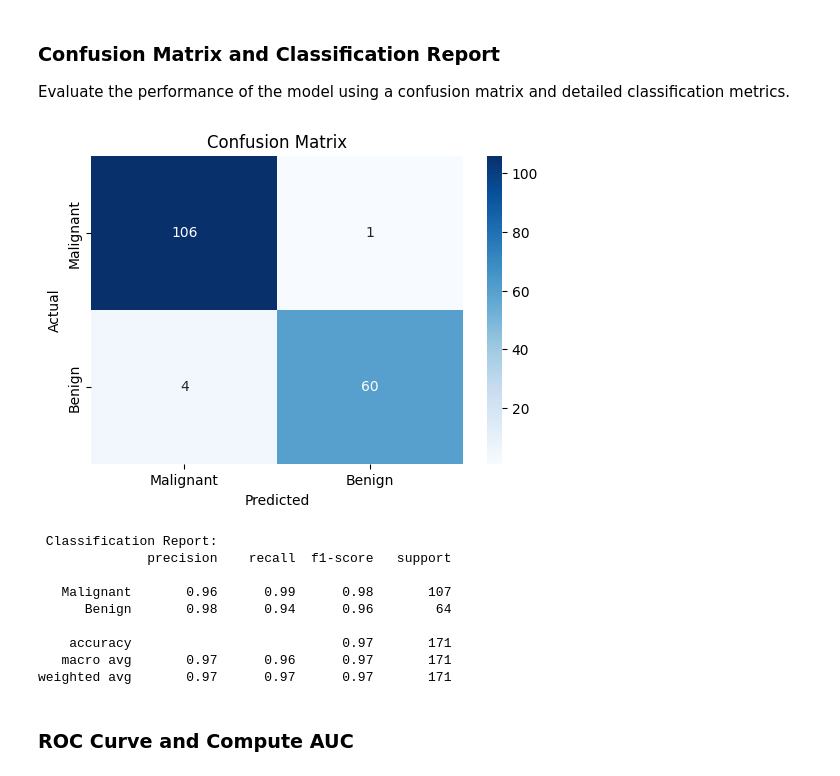
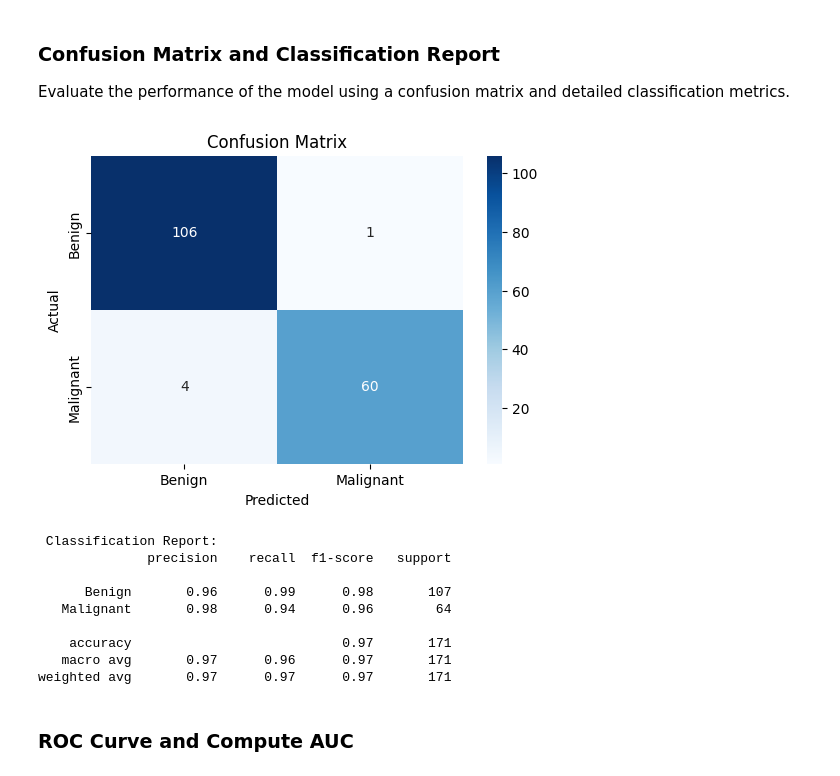
Before and after one commit to oaPiet/breast-cancer-diagnosis, a Jupyter notebook: notebooks/03_modeling_logreg_breast_cancer.ipynb, the cells around one changed output. Drawn from its saved outputs; the diff is of its cells as text; code cells hidden in the pictures.

Commit message:
feat(logreg): Update label in plots

```diff
--- a/notebooks/03_modeling_logreg_breast_cancer.ipynb
+++ b/notebooks/03_modeling_logreg_breast_cancer.ipynb
@@ -60,21 +60,21 @@ Evaluate the performance of the model using a confusion matrix and detailed clas
 # %%
 cm = confusion_matrix(y_test, y_pred)
 plt.figure(figsize=(6,4))
-sns.heatmap(cm, annot=True, fmt='d', cmap='Blues', xticklabels=['Malignant','Benign'], yticklabels=['Malignant','Benign'])
+sns.heatmap(cm, annot=True, fmt='d', cmap='Blues', xticklabels=['Benign', 'Malignant'], yticklabels=['Benign', 'Malignant'])
 plt.xlabel('Predicted')
 plt.ylabel('Actual')
 plt.title('Confusion Matrix')
 plt.show()
 
 print("\n Classification Report:")
-print(classification_report(y_true=y_test, y_pred=y_pred, target_names=['Malignant', 'Benign']))
+print(classification_report(y_true=y_test, y_pred=y_pred, target_names=['Benign', 'Malignant']))
 # %% [output]
-[figure, old version]
+[figure, new version]
  Classification Report:
               precision    recall  f1-score   support
 
-   Malignant       0.96      0.99      0.98       107
-      Benign       0.98      0.94      0.96        64
+      Benign       0.96      0.99      0.98       107
+   Malignant       0.98      0.94      0.96        64
 
     accuracy                           0.97       171
    macro avg       0.97      0.96      0.97       171
```
Also changed, not shown: parts of 1 cell of this notebook, 1 other file.
